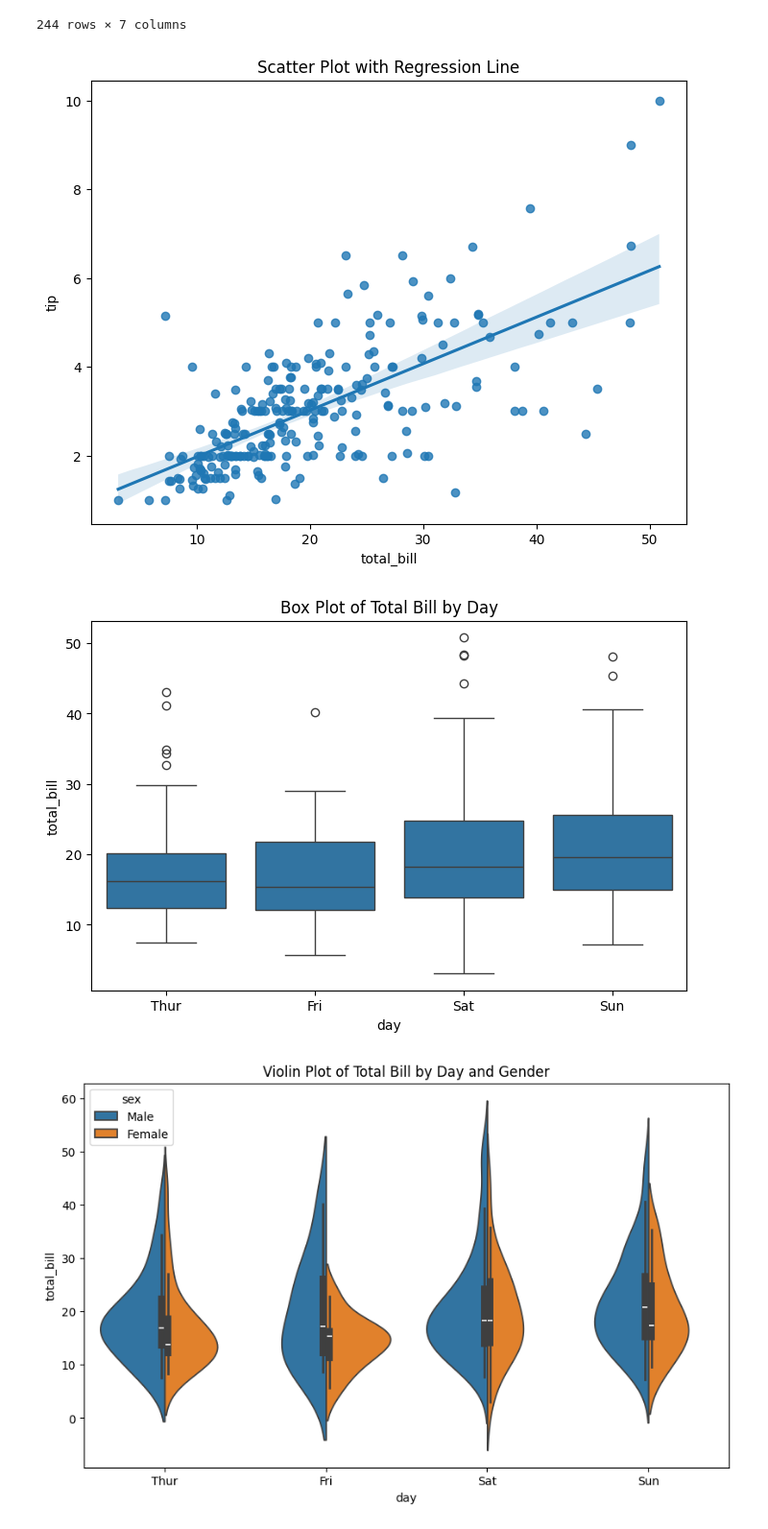
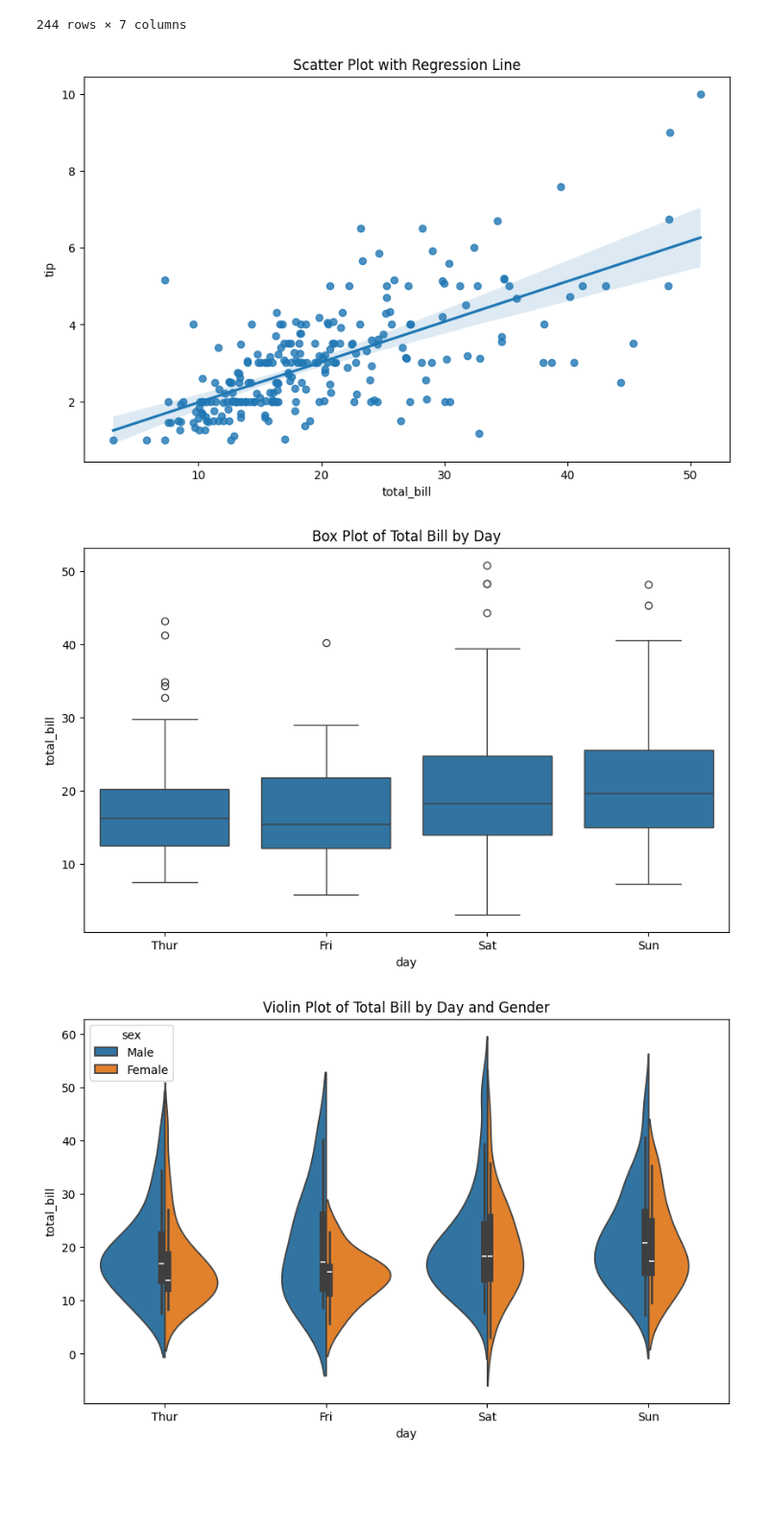
Before and after one commit to Rahmaaaan/DAP, a Jupyter notebook: DAP.ipynb, the cells around one changed output. Shown at 96% size. Drawn from its saved outputs; the diff is of its cells as text; code cells hidden in the pictures; blank space fills up the shorter version.

```diff
--- a/DAP.ipynb
+++ b/DAP.ipynb
@@ -489,8 +486,8 @@ Resampled to bleekly Frequency:
 import seaborn as sns
 import matplotlib.pyplot as plt
 
-tips = sns.load_dataset("tips")
-tips
+info = sns.load_dataset("tips")
+info
 # %% [output]
 |  | total_bill | tip | sex | smoker | day | time | size |
 | 0 | 16.99 | 1.01 | Female | No | Sun | Dinner | 2 |
@@ -506,18 +503,18 @@ tips
 | 243 | 18.78 | 3.00 | Female | No | Thur | Dinner | 2 |
 244 rows × 7 columns
 # %%
-plt.figure(figsize = (8, 6))
-sns.regplot(x = "total_bill", y = "tip", data = tips)
-plt.title('Scatter Plot with Regression Line')
+plt.figure(figsize = (10, 6))
+sns.regplot(x = "total_bill", y = "tip", data = info)
+plt.title("Scatter Plot with Regression Line")
 plt.show()
 # %% [output]
-[figure, old version]
+[figure, new version]
 # %%
-plt.figure(figsize = (8, 5))
-sns.boxplot(x = "day", y = "total_bill", data = tips)
+plt.figure(figsize = (10, 6))
+sns.boxplot(x = "day", y = "total_bill", data = info)
 plt.title("Box Plot of Total Bill by Day")
 plt.show()
 # %% [output]
-[figure, old version]
+[figure, new version]
 # %%
 plt.figure(figsize = (10, 6))
```
Also changed, not shown: parts of 18 cells of this notebook.
